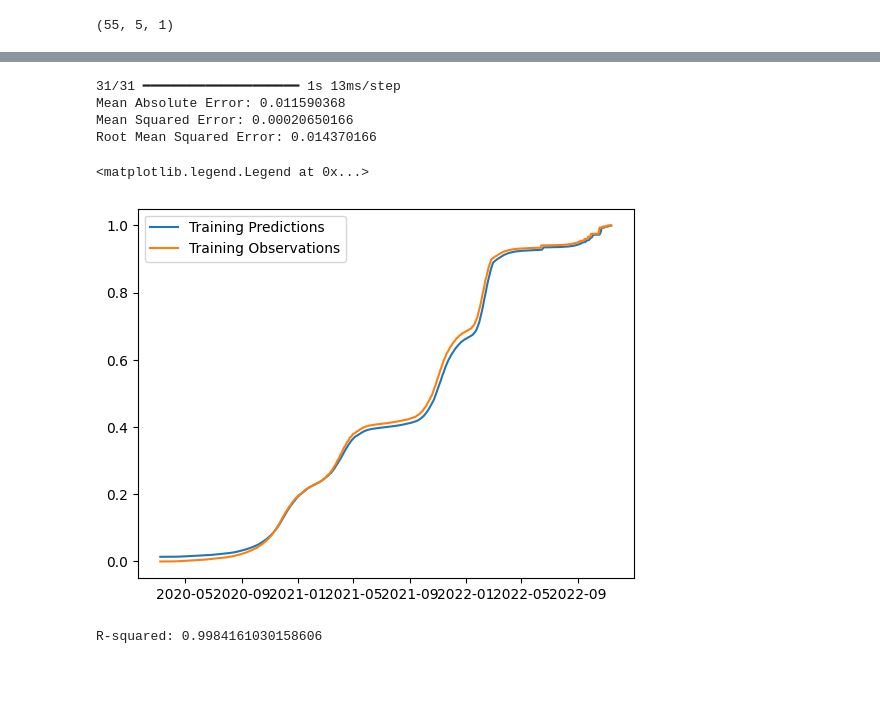
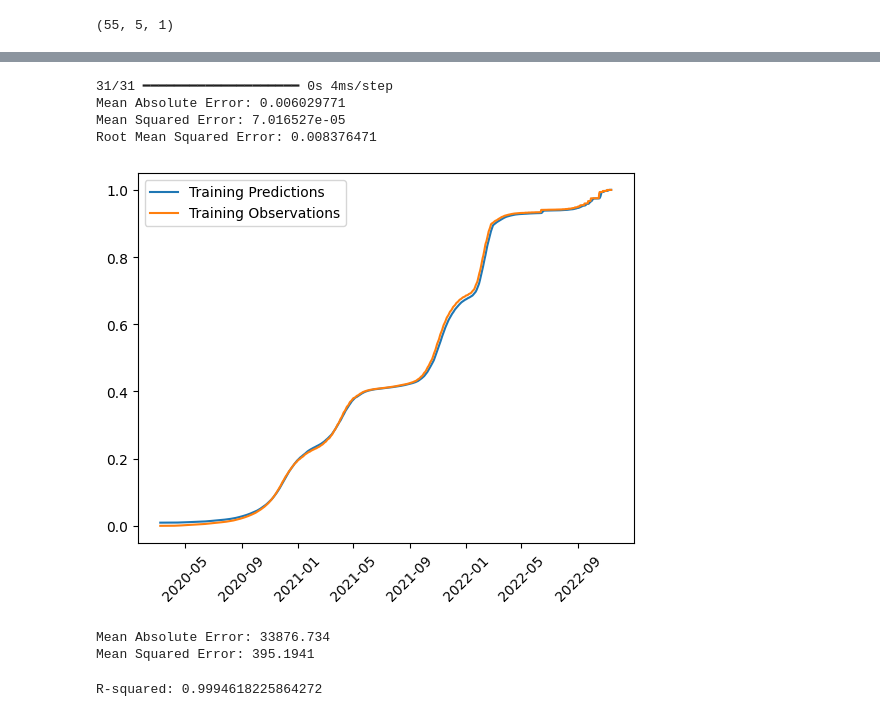
Before and after one commit to annafedyna/prediction_with_nn, a Jupyter notebook: rnn.ipynb, the cells around one changed output, grey strips where cells are left out. Cells and saved outputs as stored; diff of their text form; code cells hidden in the pictures; blank space fills up the shorter version.

```diff
--- a/rnn.ipynb
+++ b/rnn.ipynb
@@ -238,6 +238,9 @@ model.compile(loss='mse',
               metrics=['mean_absolute_error'])
 
 early_stopping = EarlyStopping(monitor='val_loss', patience=190, restore_best_weights=True)
-model.fit(X_train_scaled, y_train_scaled, validation_data=(X_val_scaled, y_val_scaled), epochs=5000, callbacks=[early_stopping])
+model.fit(X_train_scaled, y_train_scaled,
+          validation_data=(X_val_scaled, y_val_scaled),
+          epochs=5000,
+          callbacks=[early_stopping])
 # %% [output]
 Epoch 1/5000
@@ -261,26 +264,38 @@ Epoch 510/5000
 # %%
 train_predictions = model.predict(X_train_scaled).flatten()
 
 from sklearn.metrics import mean_absolute_error, mean_squared_error
 
 mae = mean_absolute_error(y_train_scaled, train_predictions)
 mse = mean_squared_error(y_train_scaled, train_predictions)
 rmse = np.sqrt(mse)
 
 print("Mean Absolute Error:", mae)
 print("Mean Squared Error:", mse)
 print("Root Mean Squared Error:", rmse)
 
 plt.plot(dates_train, train_predictions)
 plt.plot(dates_train, y_train_scaled)
 plt.legend(['Training Predictions', 'Training Observations'])
+plt.xticks(rotation=45)
+plt.show()
 # %% [output]
-31/31 ━━━━━━━━━━━━━━━━━━━━ 1s 13ms/step
-Mean Absolute Error: 0.011590368
-Mean Squared Error: 0.00020650166
-Root Mean Squared Error: 0.014370166
+31/31 ━━━━━━━━━━━━━━━━━━━━ 0s 4ms/step
+Mean Absolute Error: 0.006029771
+Mean Squared Error: 7.016527e-05
+Root Mean Squared Error: 0.008376471
-<matplotlib.legend.Legend at 0x...>
-[figure, old version]
+[figure, new version]
+# %%
+from sklearn.metrics import mean_absolute_error, mean_squared_error
+
+mae = mean_absolute_error(y_train_scaled, train_predictions)
+mse = mean_squared_error(y_train_scaled, train_predictions)
+
+print("Mean Absolute Error:", scaler_y.inverse_transform(np.array(mae).reshape(-1, 1))[0][0])
+print("Mean Squared Error:", scaler_y.inverse_transform(np.array(mse).reshape(-1, 1))[0][0])
+# %% [output]
+Mean Absolute Error: 33876.734
+Mean Squared Error: 395.1941
 # %%
 train_predictions_unscaled = scaler_y.inverse_transform(train_predictions.reshape(-1, 1))
 y_train_original = scaler_y.inverse_transform(y_train_scaled)
@@ -290,7 +305,7 @@ r_squared = r2_score(y_train_original, train_predictions_unscaled)
 
 print("R-squared:", r_squared)
 # %% [output]
-R-squared: 0.9984161030158606
+R-squared: 0.9994618225864272
 # %%
 val_predictions = model.predict(X_val_scaled).flatten()
 
```
Also changed, not shown: parts of 9 cells of this notebook.
